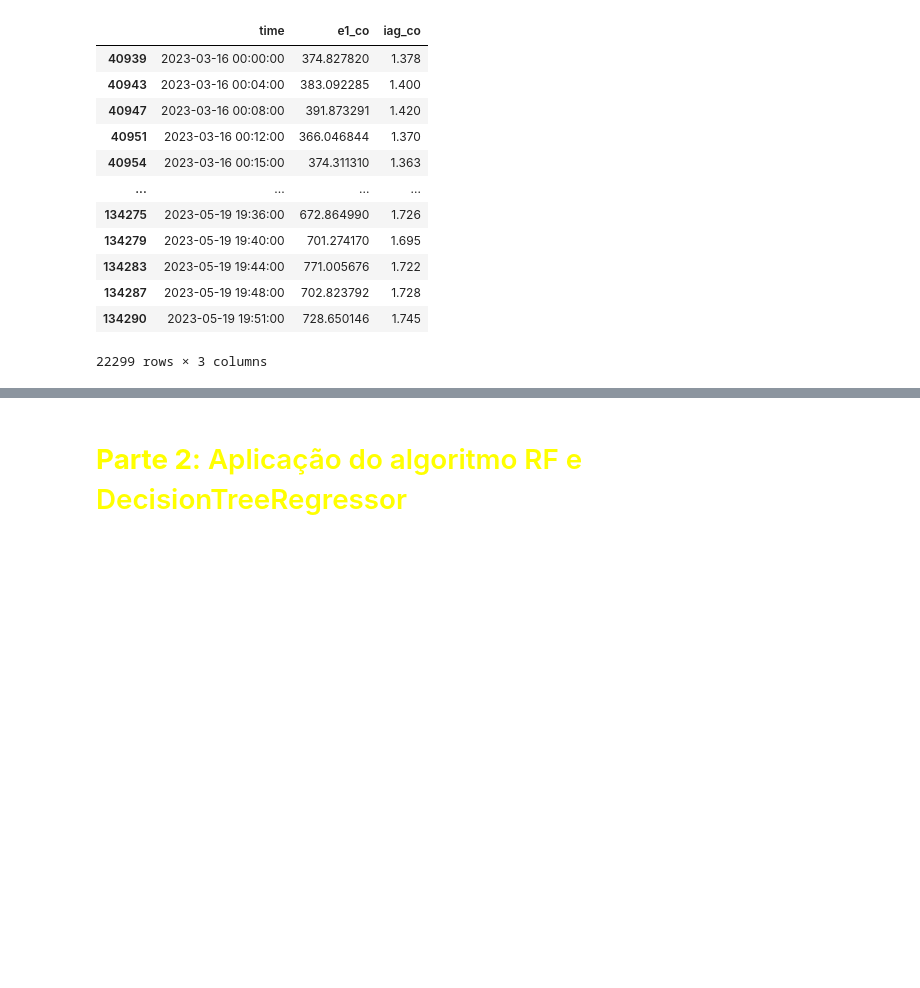
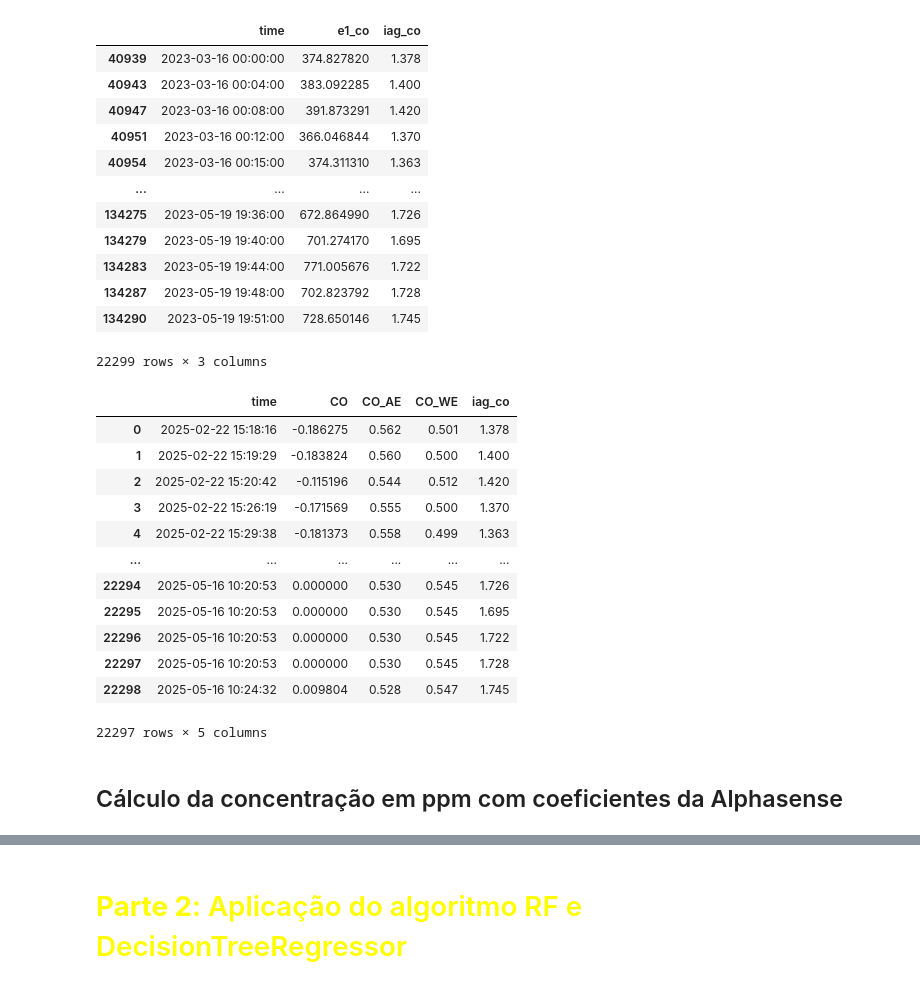
Before and after one commit to pedromujica1/aqm-dataset, a Jupyter notebook: estacao-grafana/Árvore_de_Regressão_e_Random_Forest.ipynb, the cells around one changed output, grey strips where cells are left out. Cells and saved outputs as stored; diff of their text form; code cells hidden in the pictures; blank space fills up the shorter version.

```diff
--- a/estacao-grafana/Árvore_de_Regressão_e_Random_Forest.ipynb
+++ b/estacao-grafana/Árvore_de_Regressão_e_Random_Forest.ipynb
@@ -56,0 +50,28 @@ df.head()
+# %%
+#Leitura da base de dados da estação grafana com os dados de CO
+df_bestCO = pd.read_csv('best-co.csv')
+df_ae = pd.read_csv("co_ae.csv")
+df_we = pd.read_csv("co_we.csv")
+
+#Conversão do timestamp em milissegundos para datetime
+df_bestCO['time'] = pd.to_datetime(df_bestCO['time'], unit='ms')
+
+#padronizando time nas tabelas
+df_bestCO['time'] = pd.to_datetime(df_bestCO['time'], unit='ms').dt.round('1s')
+df_ae['time'] = pd.to_datetime(df_ae['time']).dt.round('1s')
+df_we['time'] = pd.to_datetime(df_we['time']).dt.round('1s')
+
+#Limpeza das colunas de AE e WE (remover " ppb" e converter para float)
+df_ae['CO_AE'] = df_ae['CO_AE'].str.replace(' ppb', '', regex=False).astype(float)
+df_we['CO_WE'] = df_we['CO_WE'].str.replace(' ppb', '', regex=False).astype(float)
+
+#Mesclagem com base na coluna 'time'
+df = df_bestCO.merge(df_ae, on='time', how='inner') \
+              .merge(df_we, on='time', how='inner')
+
+
+#df_co.head()
+df.dropna()
+df
+
+#ALPHASENSE. Designing a potentiostatic circuit. 2022. Disponível em: <https://www.alphasense.com/wp-content/uploads/2022/10/AAN\_105-03\_App-Note\_V0.pdf>.Citado na página 23
@@ -90,3 +125,28 @@ df_filtradoIAG
 | 134287 | 2023-05-19 19:48:00 | 702.823792 | 1.728 |
 | 134290 | 2023-05-19 19:51:00 | 728.650146 | 1.745 |
 22299 rows × 3 columns
+# %%
+
+df= df.iloc[:len(df_filtradoIAG)].copy() #iloc garante mesmo número de linhas para evitar erro.
+# Adiciona a coluna 'iag_co' ao DataFrame 'df', usando os dados da coluna 'iag_co' de 'df_filtradoIAG'
+
+df['iag_co'] = df_filtradoIAG['iag_co'].reset_index(drop=True) # evita que o índice antigo seja mantido, o que quebraria a correspondência entre as linhas dos DataFrames.
+
+df = df.dropna()
+df
+# %% [output]
+|  | time | CO | CO_AE | CO_WE | iag_co |
+| 0 | 2025-02-22 15:18:16 | -0.186275 | 0.562 | 0.501 | 1.378 |
+| 1 | 2025-02-22 15:19:29 | -0.183824 | 0.560 | 0.500 | 1.400 |
+| 2 | 2025-02-22 15:20:42 | -0.115196 | 0.544 | 0.512 | 1.420 |
+| 3 | 2025-02-22 15:26:19 | -0.171569 | 0.555 | 0.500 | 1.370 |
+| 4 | 2025-02-22 15:29:38 | -0.181373 | 0.558 | 0.499 | 1.363 |
+| ... | ... | ... | ... | ... | ... |
+| 22294 | 2025-05-16 10:20:53 | 0.000000 | 0.530 | 0.545 | 1.726 |
+| 22295 | 2025-05-16 10:20:53 | 0.000000 | 0.530 | 0.545 | 1.695 |
+| 22296 | 2025-05-16 10:20:53 | 0.000000 | 0.530 | 0.545 | 1.722 |
+| 22297 | 2025-05-16 10:20:53 | 0.000000 | 0.530 | 0.545 | 1.728 |
+| 22298 | 2025-05-16 10:24:32 | 0.009804 | 0.528 | 0.547 | 1.745 |
+22297 rows × 5 columns
+# %% [markdown]
+## Cálculo da concentração em ppm com coeficientes da Alphasense
```
Also changed, not shown: parts of 18 cells of this notebook, 9 other files.
